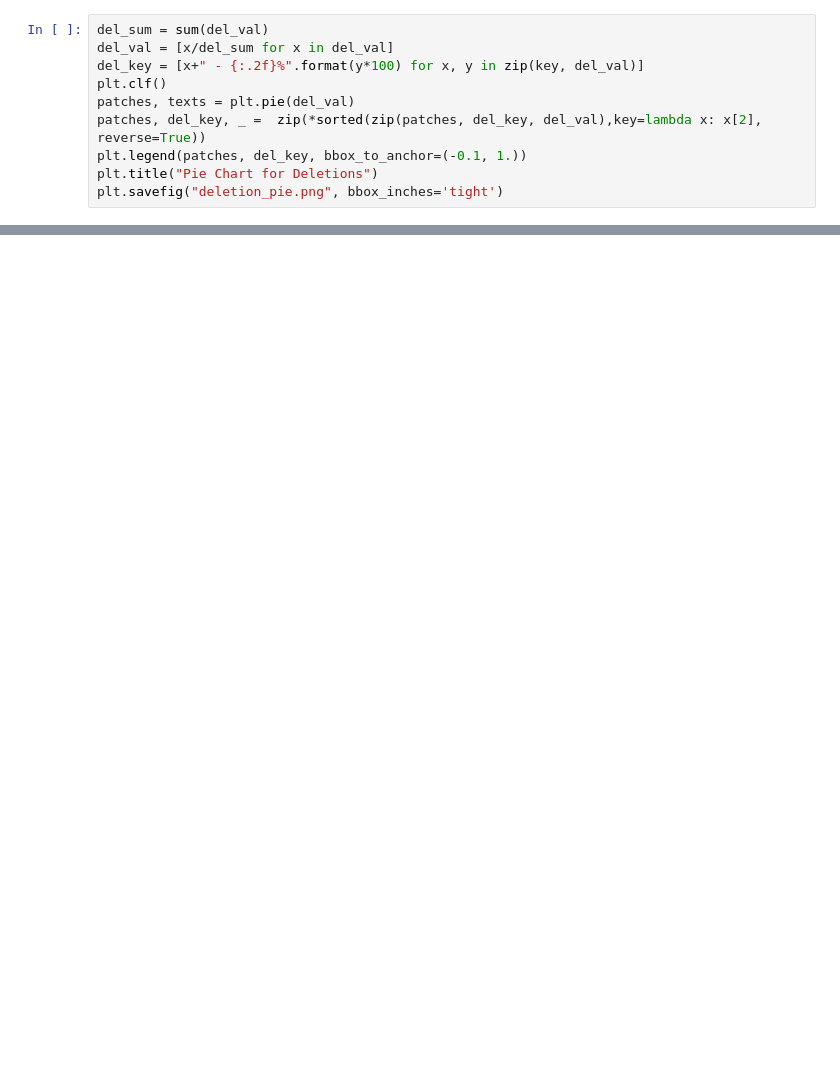
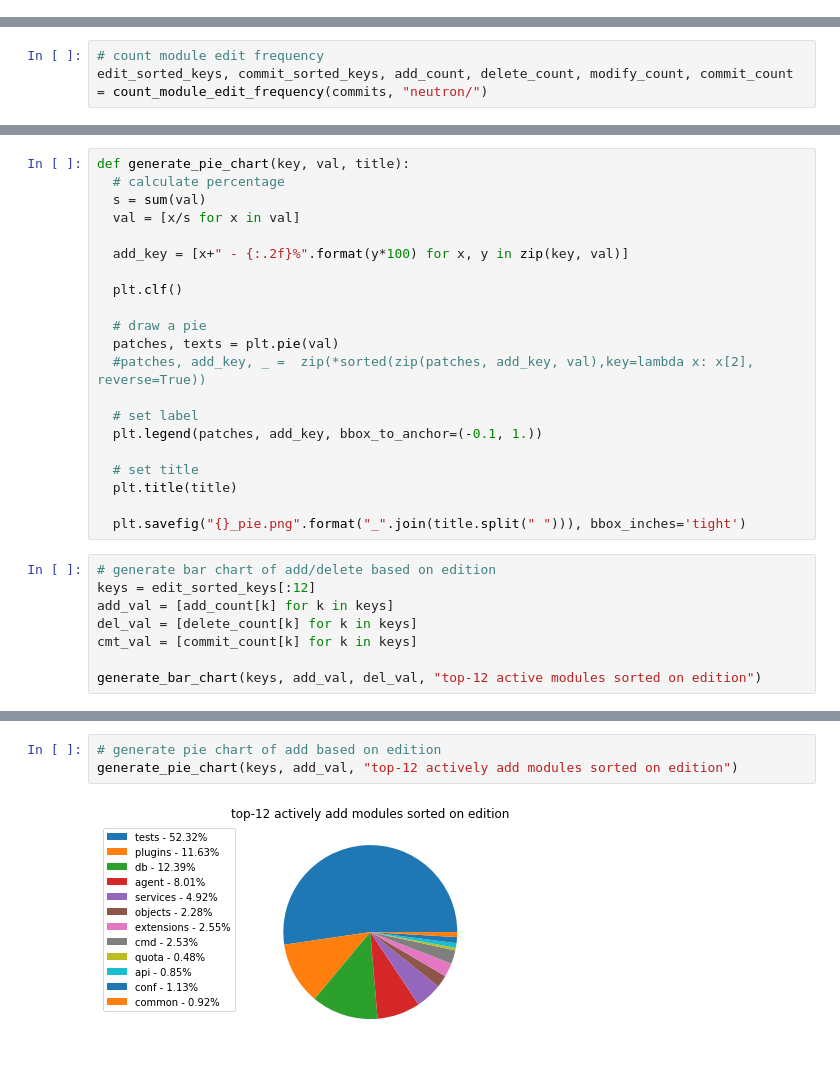
Before and after one commit to Catosine/RepoAnaysis, a Jupyter notebook: RepoAnalysis.ipynb, the cells around one changed output, grey strips where cells are left out. Drawn from its saved outputs; the diff is of its cells as text; blank space fills up the shorter version.

```diff
--- a/RepoAnalysis.ipynb
+++ b/RepoAnalysis.ipynb
@@ -175,10 +0,0 @@ plt.savefig("addition_pie.png", bbox_inches='tight')
-# %%
-del_sum = sum(del_val)
-del_val = [x/del_sum for x in del_val]
-del_key = [x+" - {:.2f}%".format(y*100) for x, y in zip(key, del_val)]
-plt.clf()
-patches, texts = plt.pie(del_val)
-patches, del_key, _ =  zip(*sorted(zip(patches, del_key, del_val),key=lambda x: x[2], reverse=True))
-plt.legend(patches, del_key, bbox_to_anchor=(-0.1, 1.))
-plt.title("Pie Chart for Deletions")
-plt.savefig("deletion_pie.png", bbox_inches='tight')
@@ -186,0 +157,3 @@ plt.savefig("deletion_pie.png", bbox_inches='tight')
+# %%
+# count module edit frequency
+edit_sorted_keys, commit_sorted_keys, add_count, delete_count, modify_count, commit_count = count_module_edit_frequency(commits, "neutron/")
@@ -186,0 +241,29 @@ plt.savefig("deletion_pie.png", bbox_inches='tight')
+# %%
+def generate_pie_chart(key, val, title):
+  # calculate percentage
+  s = sum(val)
+  val = [x/s for x in val]
+
+  add_key = [x+" - {:.2f}%".format(y*100) for x, y in zip(key, val)]
+
+  plt.clf()
+
+  # draw a pie
+  patches, texts = plt.pie(val)
+  #patches, add_key, _ =  zip(*sorted(zip(patches, add_key, val),key=lambda x: x[2], reverse=True))
+
+  # set label
+  plt.legend(patches, add_key, bbox_to_anchor=(-0.1, 1.))
+
+  # set title
+  plt.title(title)
+
+  plt.savefig("{}_pie.png".format("_".join(title.split(" "))), bbox_inches='tight')
+# %%
+# generate bar chart of add/delete based on edition
+keys = edit_sorted_keys[:12]
+add_val = [add_count[k] for k in keys]
+del_val = [delete_count[k] for k in keys]
+cmt_val = [commit_count[k] for k in keys]
+
+generate_bar_chart(keys, add_val, del_val, "top-12 active modules sorted on edition")
@@ -186,0 +272,5 @@ plt.savefig("deletion_pie.png", bbox_inches='tight')
+# %%
+# generate pie chart of add based on edition
+generate_pie_chart(keys, add_val, "top-12 actively add modules sorted on edition")
+# %% [output]
+[figure, added]
```
Also changed, not shown: parts of 35 cells of this notebook, 16 other files.
